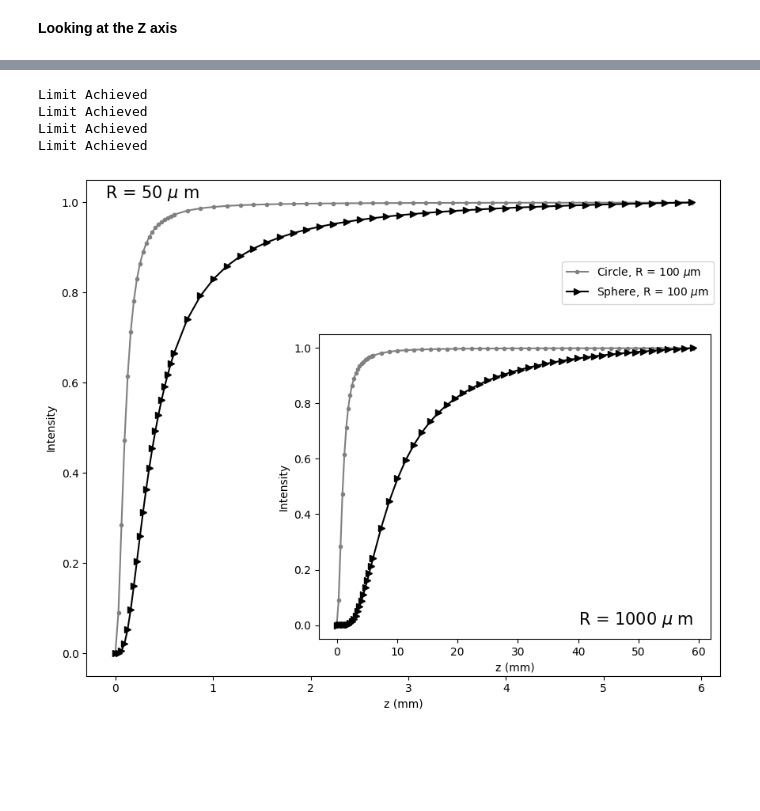
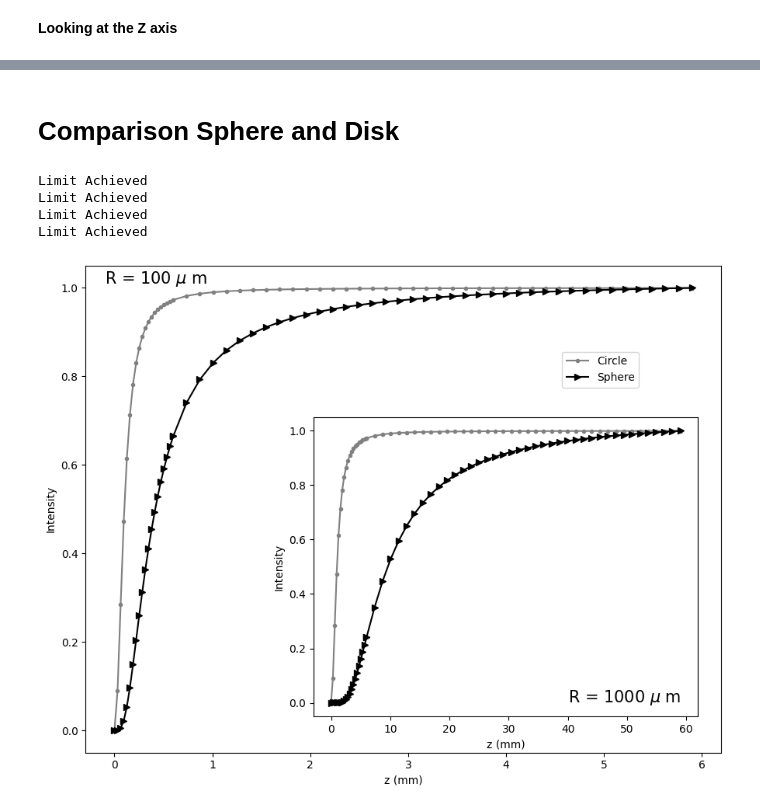
Before and after one commit to PassosSouza/MieBrightSpot, a Jupyter notebook: ComparaCirc-Esf.ipynb, the cells around one changed output, grey strips where cells are left out. Cells and saved outputs as stored; diff of their text form; code cells hidden in the pictures; blank space fills up the shorter version.

```diff
--- a/ComparaCirc-Esf.ipynb
+++ b/ComparaCirc-Esf.ipynb
@@ -92,10 +92,10 @@ R1= 100#1*u.mm
 
 lamb = 0.632#633*u.nm
 z= np.array([1e3,2*1e3,3*1e3,4*1e3,5*1e3,6*1e3,7*1e3,8*1e3,9*1e3,1e4,2*1e4,3*1e4,4*1e4])/10#100*u.mm
-N=100
+N=900
 # %%
 # Constants
-N0 = 200000
+N0 = 20000
 k = 2 * np.pi / lamb
 x_value = k * R1
 M = 1.482#1 / 1.4482
@@ -268,0 +320,22 @@ def EZ0_SCATnm(n, a_n, b_n, k, x, y, z):
+# %%
+R = R1
+M = 1.48
+lamb=0.632
+x = 0
+y = 0
+
+E3_sca=0
+k = 2*np.pi/lamb
+x_value = k * R
+
+part1 = np.linspace(R, 7*R, 20)
+part2 = np.linspace(7*R, 60*R, 40)
+
+z3 = np.concatenate((part1, part2)) #np.linspace(j,30*j,30)
+for i in range(1,N0):
+    a_nm,b_nm = MieCoefCond2(x_value, i, k)
+    #a_nm,b_nm = MieCoef(x_value, M,i)
+    if np.isnan(np.abs(a_nm)) or np.isnan(np.abs(b_nm)) :
+        print('Limit Achieved')
+        break
+    E3_sca += EZ0_SCATnm(i, a_nm, b_nm, k, x, y, z3)
@@ -269,5 +378,7 @@ def EZ0_SCATnm(n, a_n, b_n, k, x, y, z):
+# %% [markdown]
+# Comparison Sphere and Disk
 # %%
-N0= int(3*10**4)#11000
+N0= 20000#int(3*10**4)#11000
 R = [50,100,200,1000]
 M = 1.48
 lamb=0.632
@@ -305,35 +416,35 @@ fig = plt.figure(figsize=(9, 7))
 gs = gridspec.GridSpec(len(zz_)-1,1, hspace=0.0)  # Adjust `wspace` to control space between columns
 # Create subplot in the second column
 ax2 = fig.add_subplot(gs[:, 0])
 
 UU_ = np.abs(EE_[1][0] + np.exp(1j*k*zz_[1]))**2 + np.abs(EE_[1][1])**2 + np.abs(EE_[1][2])**2
 zi = (zz_[1]-R[1])
-ax2.plot(zi/1000, zi**2/(zi**2+R[1]**2), '.-', color='gray',label=f'Circle, R = {R[1]} $\mu$m')
-ax2.plot(zi/1000, (UU_)/max(UU_), '>-', color='black', label=f'Sphere, R = {R[1]} $\mu$m')
+ax2.plot(zi/1000, zi**2/(zi**2+R[1]**2), '.-', color='gray',label=f'Circle')
+ax2.plot(zi/1000, (UU_)/max(UU_), '>-', color='black', label=f'Sphere')
 
 
-ax2.annotate(f'R = {R[0]} $\mu$ m',xy=(-0.1,0.98), xytext=(-0.1,1.0098), fontsize = 15)
+ax2.annotate(f'R = {R[1]} $\mu$ m',xy=(-0.1,0.98), xytext=(-0.1,1.0098), fontsize = 15)
 ax2.legend(loc=(0.75,0.75))
 ax2.set_ylabel('Intensity')
 #ax2.set_yticks([])
 ax2.set_xlabel(r'z (mm)')
 
 # These are in unitless percentages of the figure size. (0,0 is bottom left)
 left, bottom, width, height = [0.4, 0.15, 0.55, 0.55]
 ax3 = fig.add_axes([left, bottom, width, height])
 
 UU_ = np.abs(EE_[3][0] + np.exp(1j*k*zz_[3]))**2 + np.abs(EE_[3][1])**2 + np.abs(EE_[3][2])**2
 zi = (zz_[3]-R[3])
 ax3.plot(zi/1000, zi**2/(zi**2+R[3]**2), '.-', color='gray',label=f'Circle, R = {R[3]} $\mu$m')
 ax3.plot(zi/1000, (UU_)/max(UU_), '>-', color='black', label=f'Sphere, R = {R[3]} $\mu$m')
 
 ax3.annotate(f'R = {R[3]} $\mu$ m',xy=(1,0.001), xytext=(40,0.0001), fontsize = 15)
 #ax3.legend(loc =(0.57,0.54) )
 ax3.set_ylabel('Intensity')
 #ax2.set_yticks([])
 ax3.set_xlabel(r'z (mm)')
 
 plt.tight_layout()  # Adjusts spacing to prevent overlap
-#plt.savefig('Comparar2.pdf',dpi=300)  # Display the plot
+plt.savefig('Comparar2.pdf',dpi=300)  # Display the plot
 # %% [output]
-[figure, old version]
+[figure, new version]
```
Also changed, not shown: parts of 6 cells of this notebook.
